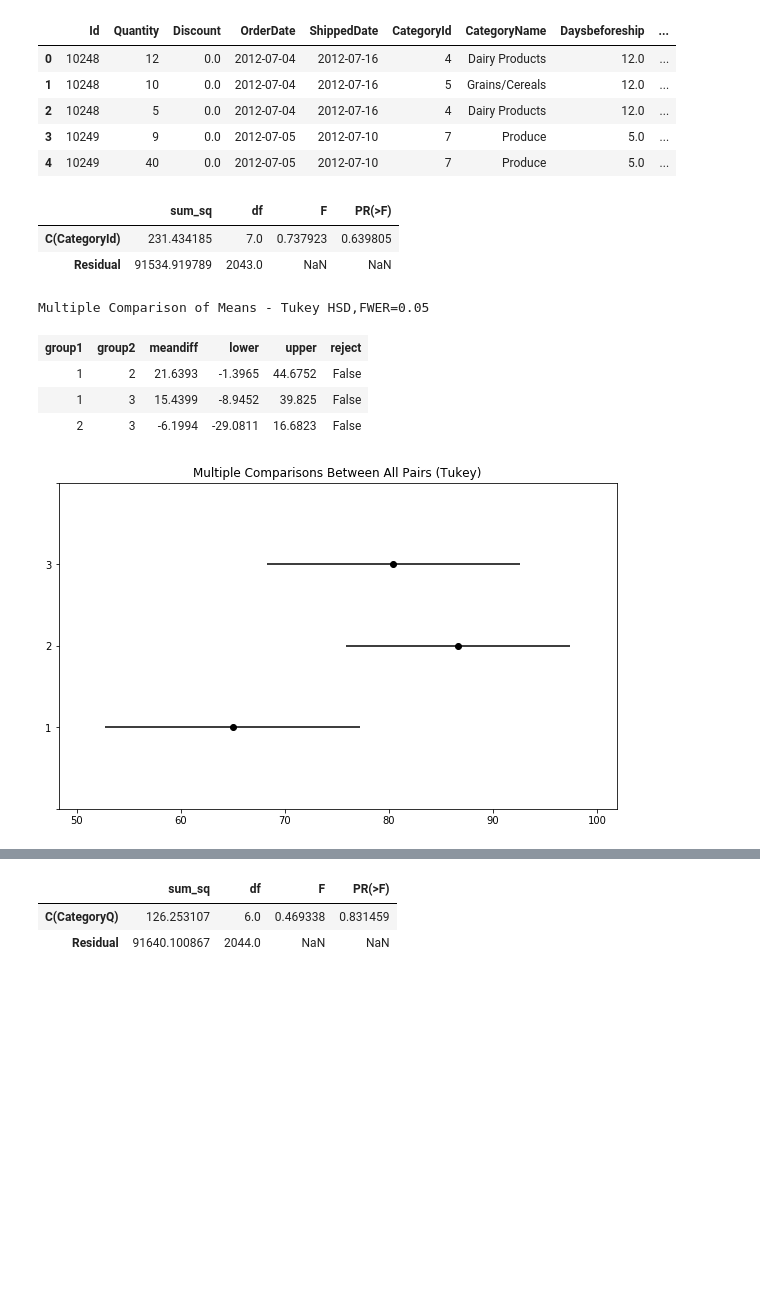
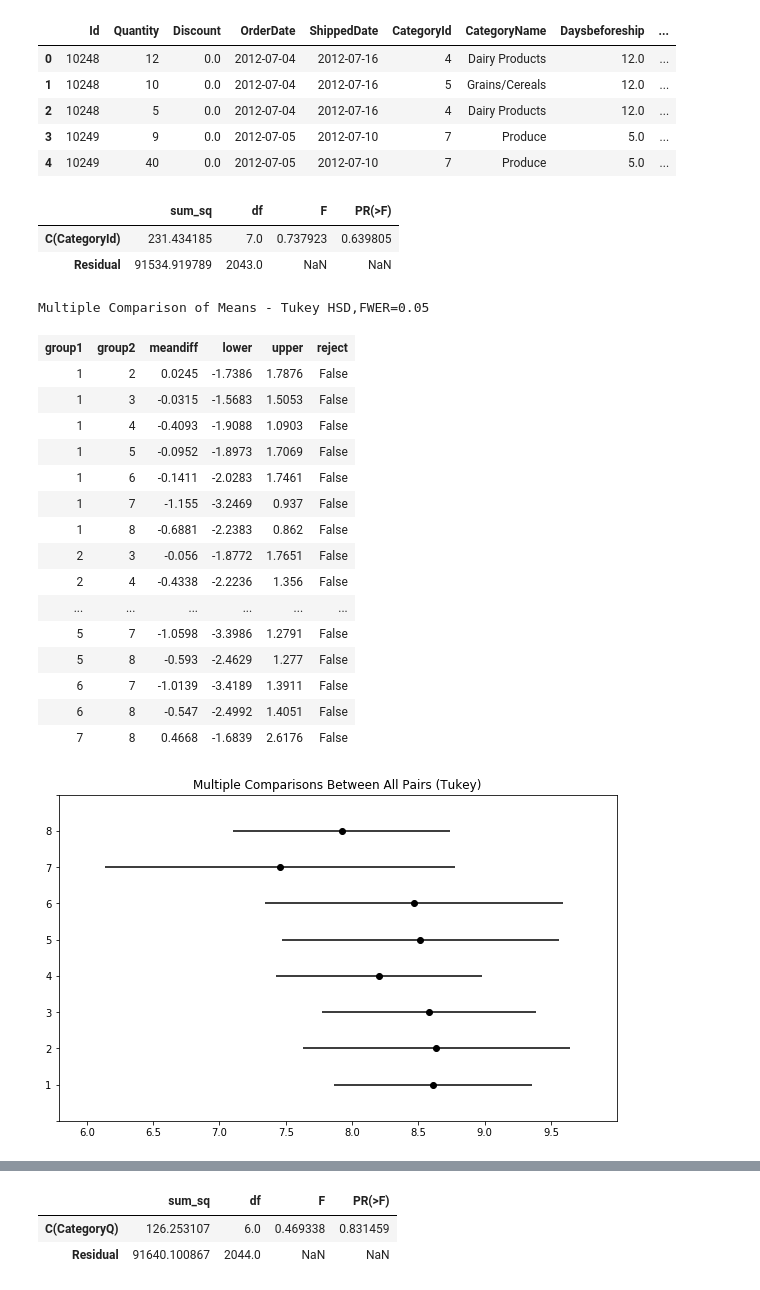
Before and after one commit to ajain1017/dsc-mod-3-project-online-ds-pt-081219, a Jupyter notebook: index.ipynb, the cells around one changed output, grey strips where cells are left out. Saved outputs shown, nothing was run; the diff lists cells and outputs as text; code cells hidden in the pictures; blank space fills up the shorter version.

```diff
--- a/index.ipynb
+++ b/index.ipynb
@@ -472,0 +515,4 @@ q2A
+# %%
+dic = { 'Count': z, 'Birthdate': y, 'Title': x}
+q3 = pd.DataFrame(dic)
+q3
@@ -472,0 +563,13 @@ q2A
+# %%
+for idx, x in enumerate(q3.Title):
+    if 'Manager' in x:
+        q3.loc[idx, 'Manager'] = True
+    else:
+        q3.loc[idx, 'Manager'] = False
+
+f = 'Count ~ C(Manager)'
+lm = ols(f, q3).fit()
+table = sm.stats.anova_lm(lm, typ=2)
+display(table)
+tukey_results = pairwise_tukeyhsd(q3['Count'], q3['Manager'])
+display(tukey_results.summary())
@@ -472,0 +589,12 @@ q2A
+# %%
+x = """SELECT od.Quantity, e.BirthDate, e.Title, c.ContactTitle
+       FROM OrderDetail AS od
+       JOIN [Order] AS o ON od.OrderId = o.Id
+       JOIN Employee AS e ON o.EmployeeId = e.Id
+       JOIN Customer AS c ON o.CustomerId = c.Id
+       ;"""
+q3 = pd.read_sql_query(x, conn)
+q3.sample(10)
+for idx, x in enumerate(q3.BirthDate):
+    q3.loc[idx, 'BirthDate'] = q3.iloc[idx]['BirthDate'][0:4]
+q3.sample(5)
@@ -472,0 +644,13 @@ q2A
+# %%
+for idx, x in enumerate(q3.ContactTitle):
+    if 'Manager' in x:
+        q3.loc[idx, 'Manager'] = True
+    else:
+        q3.loc[idx, 'Manager'] = False
+
+f = 'Quantity ~ C(Manager)'
+lm = ols(f, q3).fit()
+table = sm.stats.anova_lm(lm, typ=2)
+display(table)
+tukey_results = pairwise_tukeyhsd(q3['Quantity'], q3['ContactTitle'])
+display(tukey_results.summary())
@@ -691,18 +917,30 @@ q6.head()
 # %%
 f = 'Daysbeforeship ~ C(CategoryId)'
 lm = ols(f, q6).fit()
 table = sm.stats.anova_lm(lm, typ=2)
 display(table)
-tukey_results = pairwise_tukeyhsd(q5['Freight'], q5['ShipVia'])
+tukey_results = pairwise_tukeyhsd(q6['Daysbeforeship'], q6['CategoryId'])
 display(tukey_results.summary())
 tukey_results.plot_simultaneous().show()
 # %% [output]
 |  | sum_sq | df | F | PR(>F) |
 | C(CategoryId) | 231.434185 | 7.0 | 0.737923 | 0.639805 |
 | Residual | 91534.919789 | 2043.0 | NaN | NaN |
 Multiple Comparison of Means - Tukey HSD,FWER=0.05
 | group1 | group2 | meandiff | lower | upper | reject |
-| 1 | 2 | 21.6393 | -1.3965 | 44.6752 | False |
-| 1 | 3 | 15.4399 | -8.9452 | 39.825 | False |
-| 2 | 3 | -6.1994 | -29.0811 | 16.6823 | False |
+| 1 | 2 | 0.0245 | -1.7386 | 1.7876 | False |
+| 1 | 3 | -0.0315 | -1.5683 | 1.5053 | False |
+| 1 | 4 | -0.4093 | -1.9088 | 1.0903 | False |
+| 1 | 5 | -0.0952 | -1.8973 | 1.7069 | False |
+| 1 | 6 | -0.1411 | -2.0283 | 1.7461 | False |
+| 1 | 7 | -1.155 | -3.2469 | 0.937 | False |
+| 1 | 8 | -0.6881 | -2.2383 | 0.862 | False |
+| 2 | 3 | -0.056 | -1.8772 | 1.7651 | False |
+| 2 | 4 | -0.4338 | -2.2236 | 1.356 | False |
+| ... | ... | ... | ... | ... | ... |
+| 5 | 7 | -1.0598 | -3.3986 | 1.2791 | False |
+| 5 | 8 | -0.593 | -2.4629 | 1.277 | False |
+| 6 | 7 | -1.0139 | -3.4189 | 1.3911 | False |
+| 6 | 8 | -0.547 | -2.4992 | 1.4051 | False |
+| 7 | 8 | 0.4668 | -1.6839 | 2.6176 | False |
-[figure, old version]
+[figure, new version]
```
Also changed, not shown: parts of 84 cells of this notebook.
